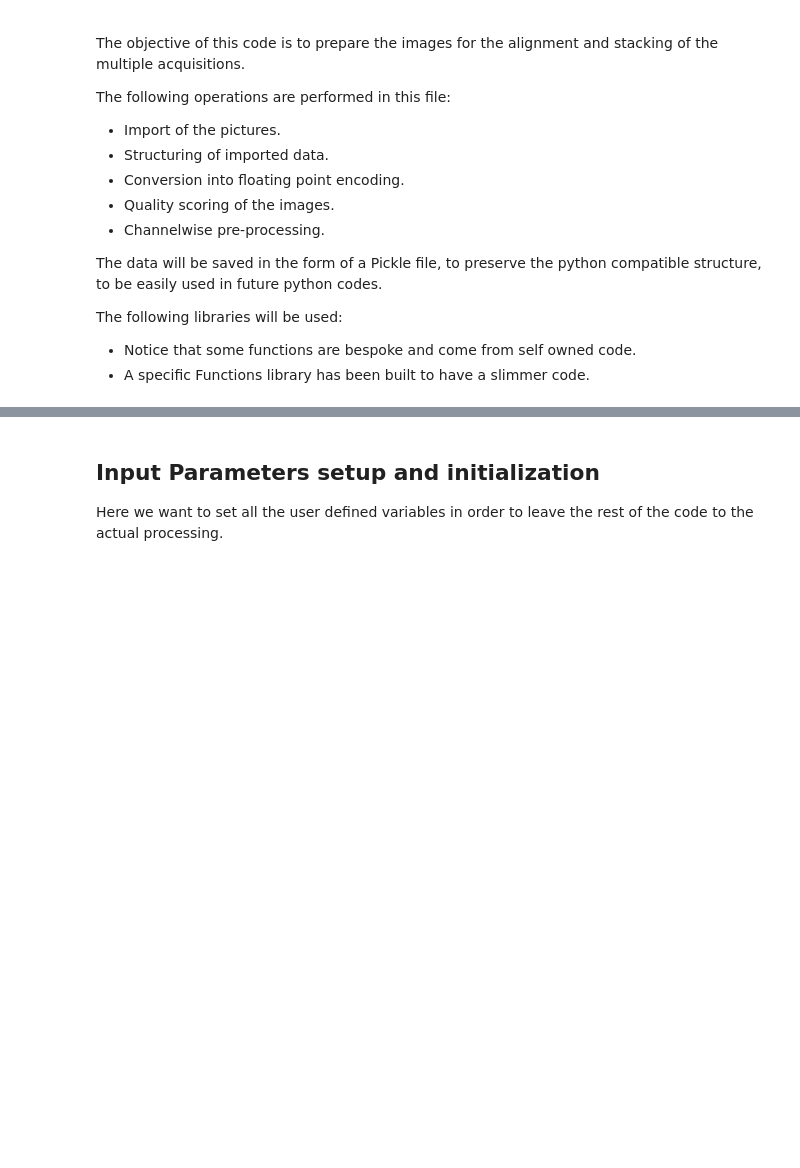
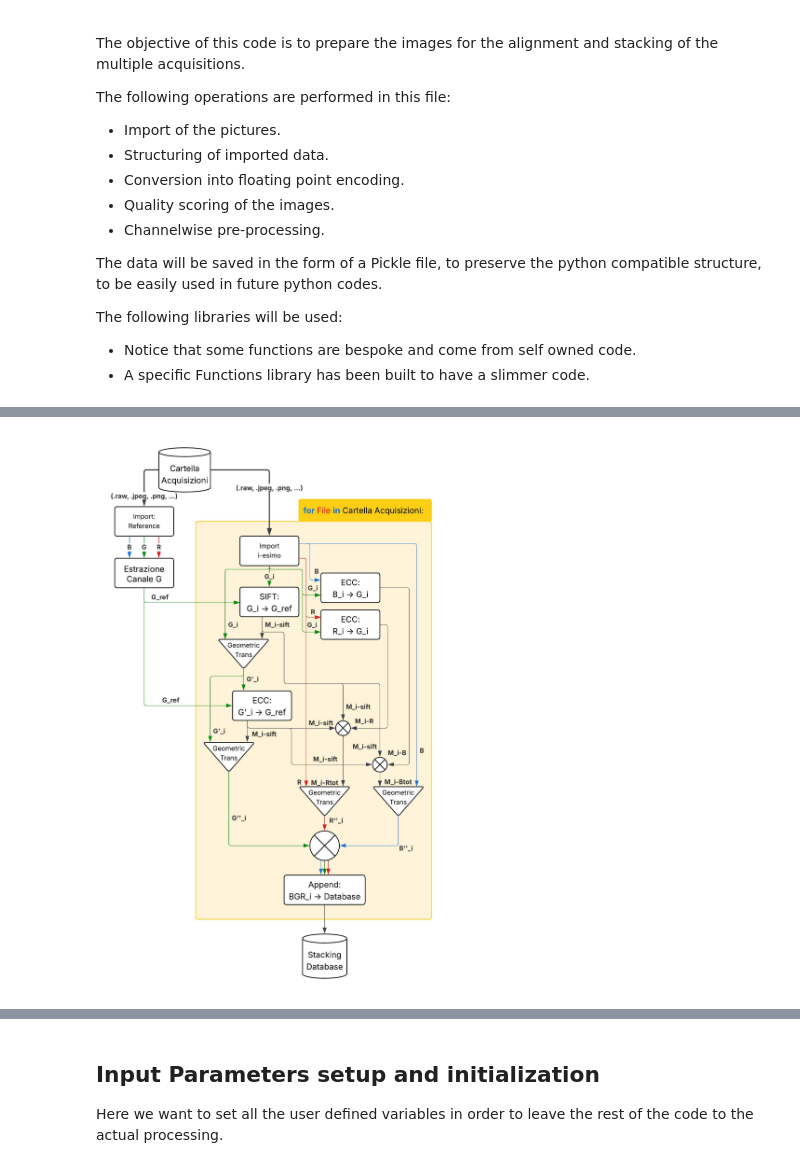
Before and after one commit to filip842000/Astro_Processing, a Jupyter notebook: Astro.ipynb, the cells around one changed output, grey strips where cells are left out. Saved outputs shown, nothing was run; the diff lists cells and outputs as text; code cells hidden in the pictures; blank space fills up the shorter version.

Commit message:
Costruzione concettuale & diagrammi

```diff
--- a/Astro.ipynb
+++ b/Astro.ipynb
@@ -19,0 +41,5 @@ The following libraries will be used:
+# %%
+from IPython import display
+display.Image("Blank diagram.jpeg")
+# %% [output]
+[figure, added]
```
Also changed, not shown: parts of 4 cells of this notebook, 2 other files.
